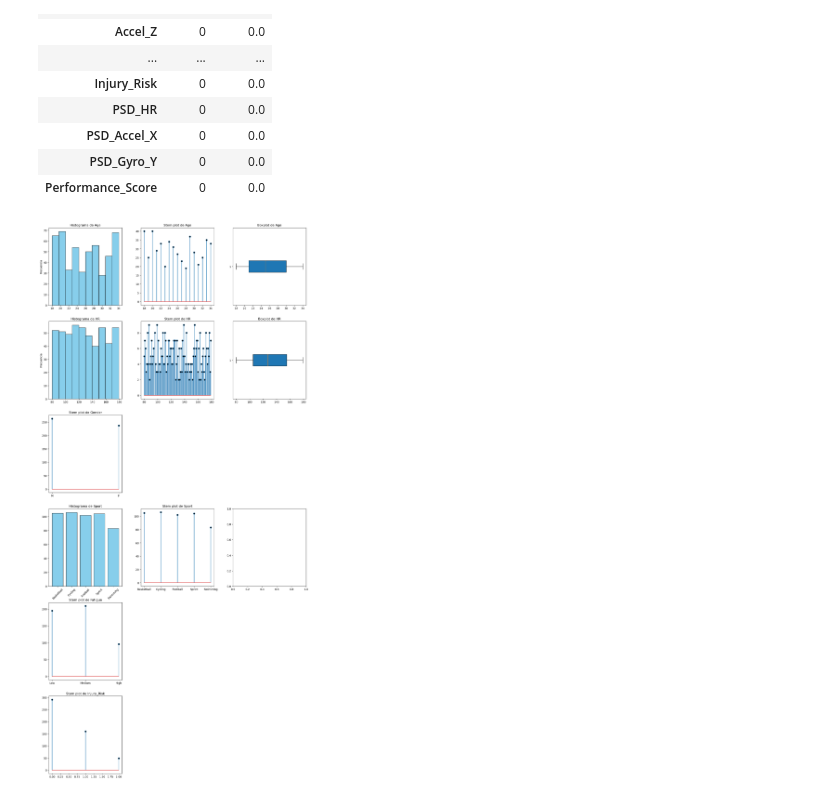
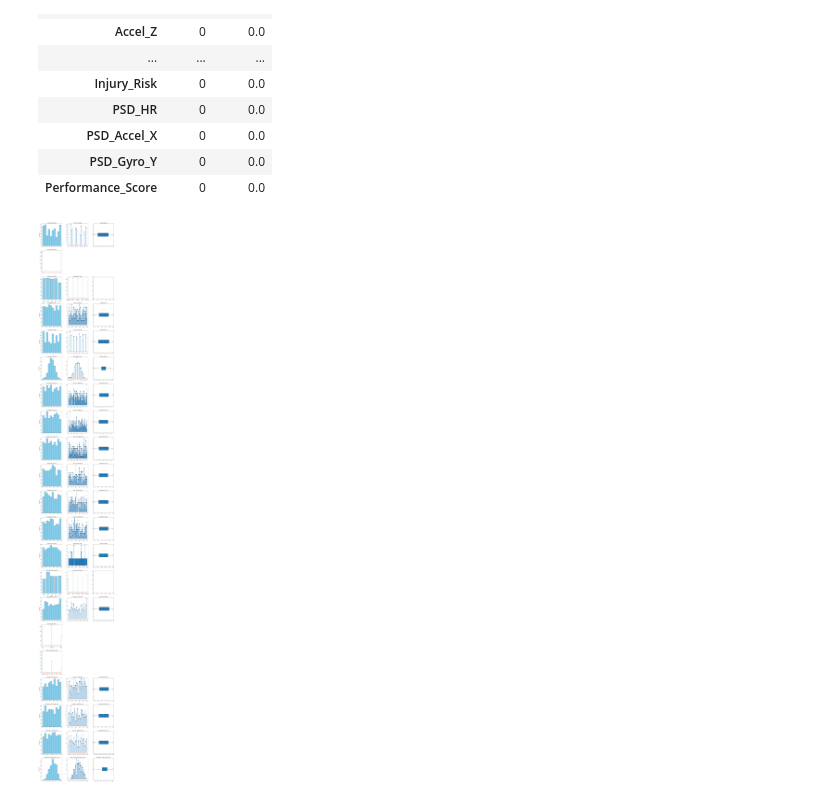
Before and after one commit to miguelnunez21/EDA-Proyectos-II, a Jupyter notebook: EDA_ProyectosII.ipynb, the cells around one changed output. Saved outputs shown, nothing was run; the diff lists cells and outputs as text; code cells hidden in the pictures.

```diff
--- a/EDA_ProyectosII.ipynb
+++ b/EDA_ProyectosII.ipynb
@@ -126,12 +126,13 @@ class SportsEDAPipeline:
         plt.grid(alpha=0.3)
         plt.show()
 
-    def mostrar_graficos(self, df, columnas, bins=10):
+    def mostrar_graficos(self, df, bins=10):
 
         import pandas as pd
         from pandas.api.types import is_numeric_dtype, is_string_dtype
         import matplotlib.pyplot as plt
 
+        columnas = df.columns.drop(["Athlete_ID", "Session_ID"])
         n = len(columnas)
         fig, axes = plt.subplots(n, 3, figsize=(15, 5 * n))
         fig.tight_layout(pad=4)
@@ -305,12 +306,9 @@ sptr = pipe.eliminar_duplicados(sptr)
 | PSD_Gyro_Y | 0 | 0.0 |
 | Performance_Score | 0 | 0.0 |
 # %%
-pipe.mostrar_graficos(
-    sptr,
-    columnas=["Age", "HR", "Gender", "Sport", "Fatigue", "Injury_Risk"]
-)
+pipe.mostrar_graficos(sptr)
 # %% [output]
-[figure, old version]
+[figure, new version]
 # %%
 # Describe numérico
 display(pipe.describir_numericas(sptr))
```
Also changed, not shown: parts of 2 cells of this notebook, 1 other file.
